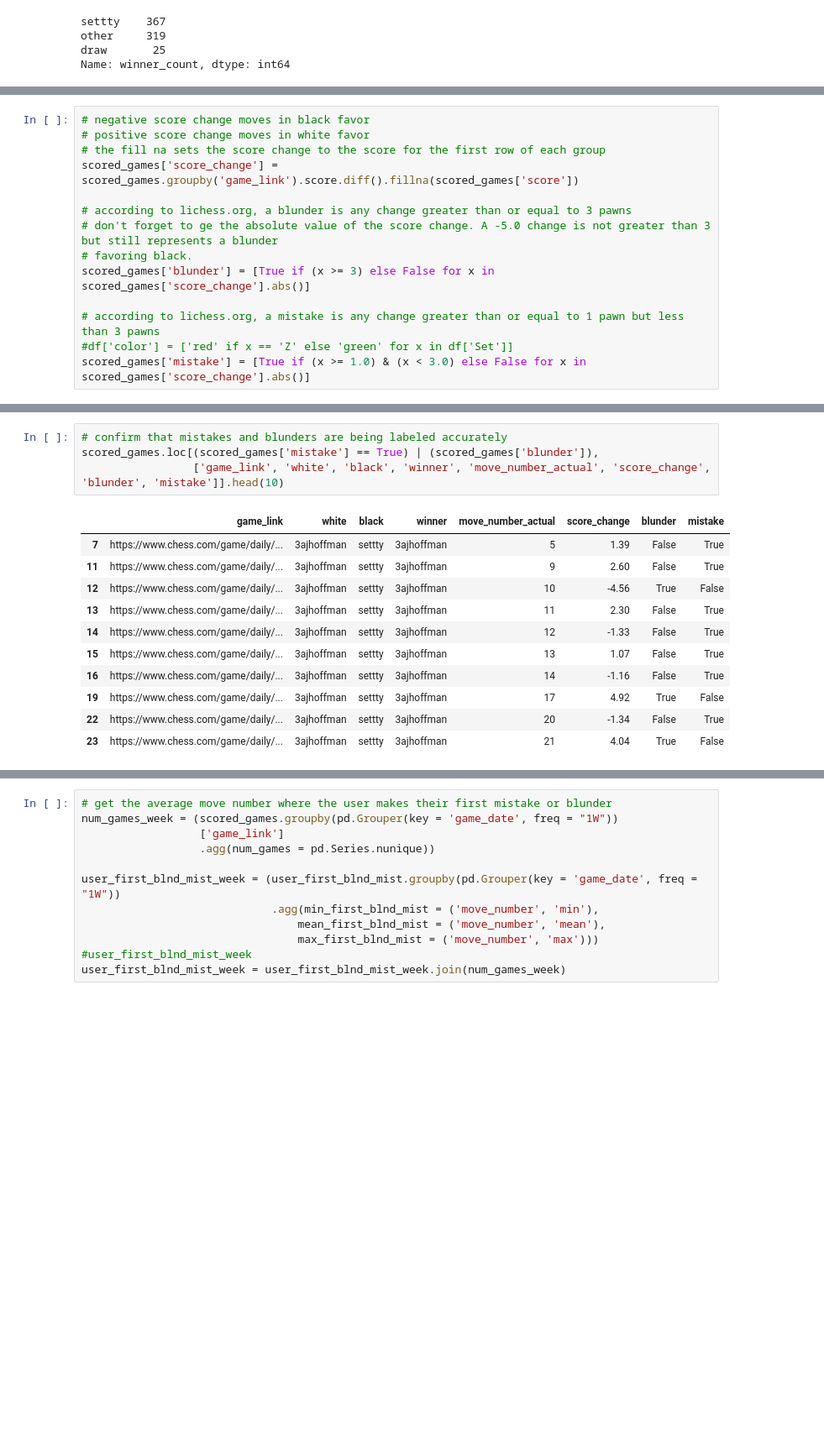
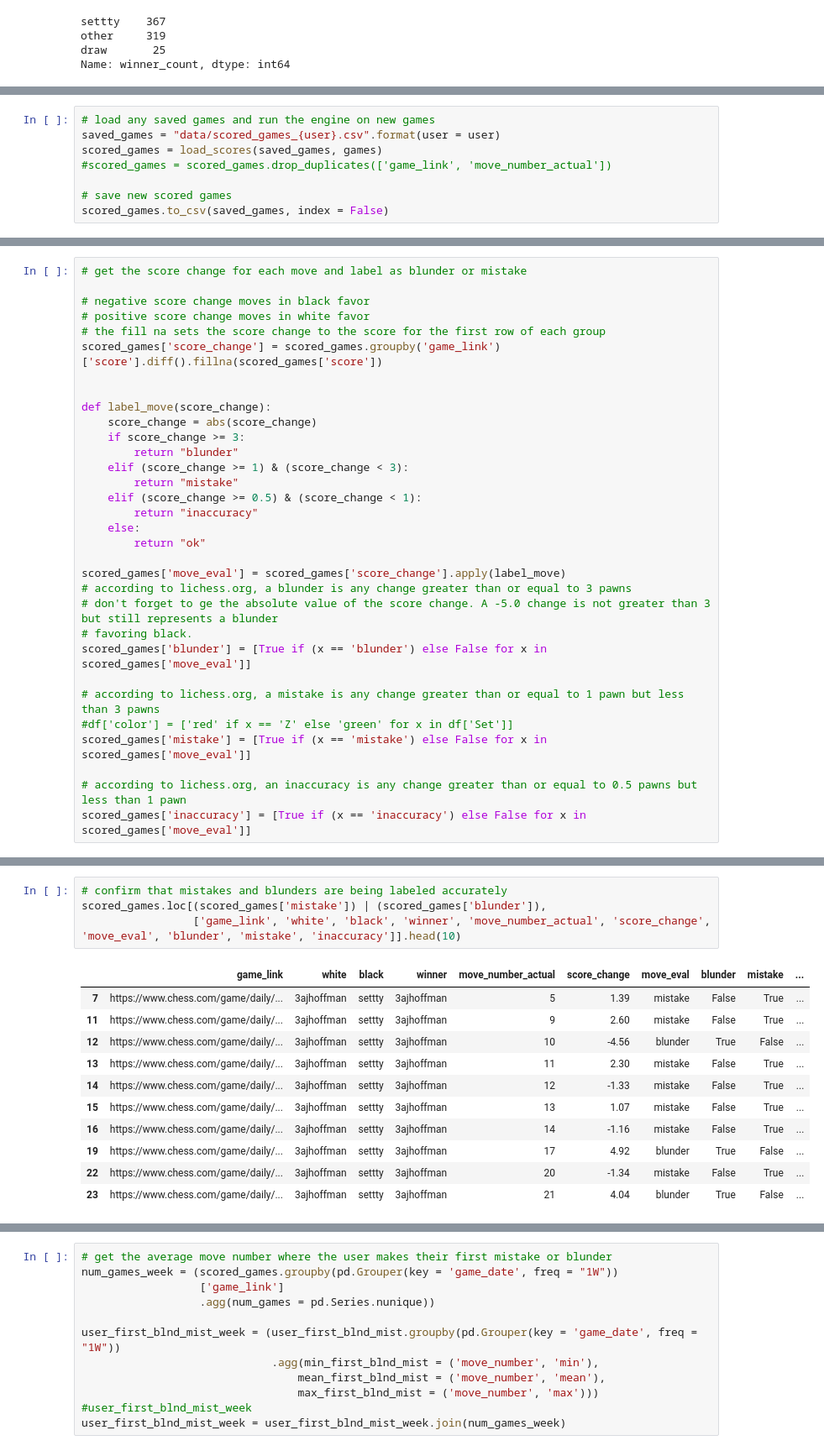
Before and after one commit to s-etty/chess-analysis, a Jupyter notebook: chess-analysis.ipynb, the cells around one changed output, grey strips where cells are left out. Shown at 84% size. Drawn from its saved outputs; the diff is of its cells as text; blank space fills up the shorter version.

```diff
--- a/chess-analysis.ipynb
+++ b/chess-analysis.ipynb
@@ -136,0 +74,8 @@ At this point, we're ready to start analyzing the scored games. We'll label each
+# %%
+# load any saved games and run the engine on new games
+saved_games = "data/scored_games_{user}.csv".format(user = user)
+scored_games = load_scores(saved_games, games)
+#scored_games = scored_games.drop_duplicates(['game_link', 'move_number_actual'])
+
+# save new scored games
+scored_games.to_csv(saved_games, index = False)
@@ -157,14 +162,32 @@ memory usage: 5.4+ MB
 # %%
+# get the score change for each move and label as blunder or mistake
+
 # negative score change moves in black favor
 # positive score change moves in white favor
 # the fill na sets the score change to the score for the first row of each group
-scored_games['score_change'] = scored_games.groupby('game_link').score.diff().fillna(scored_games['score'])
+scored_games['score_change'] = scored_games.groupby('game_link')['score'].diff().fillna(scored_games['score'])
 
+
+def label_move(score_change):
+    score_change = abs(score_change)
+    if score_change >= 3:
+        return "blunder"
+    elif (score_change >= 1) & (score_change < 3):
+        return "mistake"
+    elif (score_change >= 0.5) & (score_change < 1):
+        return "inaccuracy"
+    else:
+        return "ok"
+
+scored_games['move_eval'] = scored_games['score_change'].apply(label_move)
 # according to lichess.org, a blunder is any change greater than or equal to 3 pawns
 # don't forget to ge the absolute value of the score change. A -5.0 change is not greater than 3 but still represents a blunder
 # favoring black.
-scored_games['blunder'] = [True if (x >= 3) else False for x in scored_games['score_change'].abs()]
+scored_games['blunder'] = [True if (x == 'blunder') else False for x in scored_games['move_eval']]
 
 # according to lichess.org, a mistake is any change greater than or equal to 1 pawn but less than 3 pawns
 #df['color'] = ['red' if x == 'Z' else 'green' for x in df['Set']]
-scored_games['mistake'] = [True if (x >= 1.0) & (x < 3.0) else False for x in scored_games['score_change'].abs()]
+scored_games['mistake'] = [True if (x == 'mistake') else False for x in scored_games['move_eval']]
+
+# according to lichess.org, an inaccuracy is any change greater than or equal to 0.5 pawns but less than 1 pawn
+scored_games['inaccuracy'] = [True if (x == 'inaccuracy') else False for x in scored_games['move_eval']]
@@ -182,16 +194,16 @@ scored_games['player_move'] = np.select(conditions, choices)
 # %%
 # confirm that mistakes and blunders are being labeled accurately
-scored_games.loc[(scored_games['mistake'] == True) | (scored_games['blunder']),
-                 ['game_link', 'white', 'black', 'winner', 'move_number_actual', 'score_change', 'blunder', 'mistake']].head(10)
+scored_games.loc[(scored_games['mistake']) | (scored_games['blunder']),
+                 ['game_link', 'white', 'black', 'winner', 'move_number_actual', 'score_change', 'move_eval', 'blunder', 'mistake', 'inaccuracy']].head(10)
 # %% [output]
-|  | game_link | white | black | winner | move_number_actual | score_change | blunder | mistake |
-| 7 | https://www.chess.com/game/daily/... | 3ajhoffman | settty | 3ajhoffman | 5 | 1.39 | False | True |
-| 11 | https://www.chess.com/game/daily/... | 3ajhoffman | settty | 3ajhoffman | 9 | 2.60 | False | True |
-| 12 | https://www.chess.com/game/daily/... | 3ajhoffman | settty | 3ajhoffman | 10 | -4.56 | True | False |
-| 13 | https://www.chess.com/game/daily/... | 3ajhoffman | settty | 3ajhoffman | 11 | 2.30 | False | True |
-| 14 | https://www.chess.com/game/daily/... | 3ajhoffman | settty | 3ajhoffman | 12 | -1.33 | False | True |
-| 15 | https://www.chess.com/game/daily/... | 3ajhoffman | settty | 3ajhoffman | 13 | 1.07 | False | True |
-| 16 | https://www.chess.com/game/daily/... | 3ajhoffman | settty | 3ajhoffman | 14 | -1.16 | False | True |
-| 19 | https://www.chess.com/game/daily/... | 3ajhoffman | settty | 3ajhoffman | 17 | 4.92 | True | False |
-| 22 | https://www.chess.com/game/daily/... | 3ajhoffman | settty | 3ajhoffman | 20 | -1.34 | False | True |
-| 23 | https://www.chess.com/game/daily/... | 3ajhoffman | settty | 3ajhoffman | 21 | 4.04 | True | False |
+|  | game_link | white | black | winner | move_number_actual | score_change | move_eval | blunder | mistake | ... |
+| 7 | https://www.chess.com/game/daily/... | 3ajhoffman | settty | 3ajhoffman | 5 | 1.39 | mistake | False | True | ... |
+| 11 | https://www.chess.com/game/daily/... | 3ajhoffman | settty | 3ajhoffman | 9 | 2.60 | mistake | False | True | ... |
+| 12 | https://www.chess.com/game/daily/... | 3ajhoffman | settty | 3ajhoffman | 10 | -4.56 | blunder | True | False | ... |
+| 13 | https://www.chess.com/game/daily/... | 3ajhoffman | settty | 3ajhoffman | 11 | 2.30 | mistake | False | True | ... |
+| 14 | https://www.chess.com/game/daily/... | 3ajhoffman | settty | 3ajhoffman | 12 | -1.33 | mistake | False | True | ... |
+| 15 | https://www.chess.com/game/daily/... | 3ajhoffman | settty | 3ajhoffman | 13 | 1.07 | mistake | False | True | ... |
+| 16 | https://www.chess.com/game/daily/... | 3ajhoffman | settty | 3ajhoffman | 14 | -1.16 | mistake | False | True | ... |
+| 19 | https://www.chess.com/game/daily/... | 3ajhoffman | settty | 3ajhoffman | 17 | 4.92 | blunder | True | False | ... |
+| 22 | https://www.chess.com/game/daily/... | 3ajhoffman | settty | 3ajhoffman | 20 | -1.34 | mistake | False | True | ... |
+| 23 | https://www.chess.com/game/daily/... | 3ajhoffman | settty | 3ajhoffman | 21 | 4.04 | blunder | True | False | ... |
```
Also changed, not shown: parts of 29 cells of this notebook, 5 other files.
